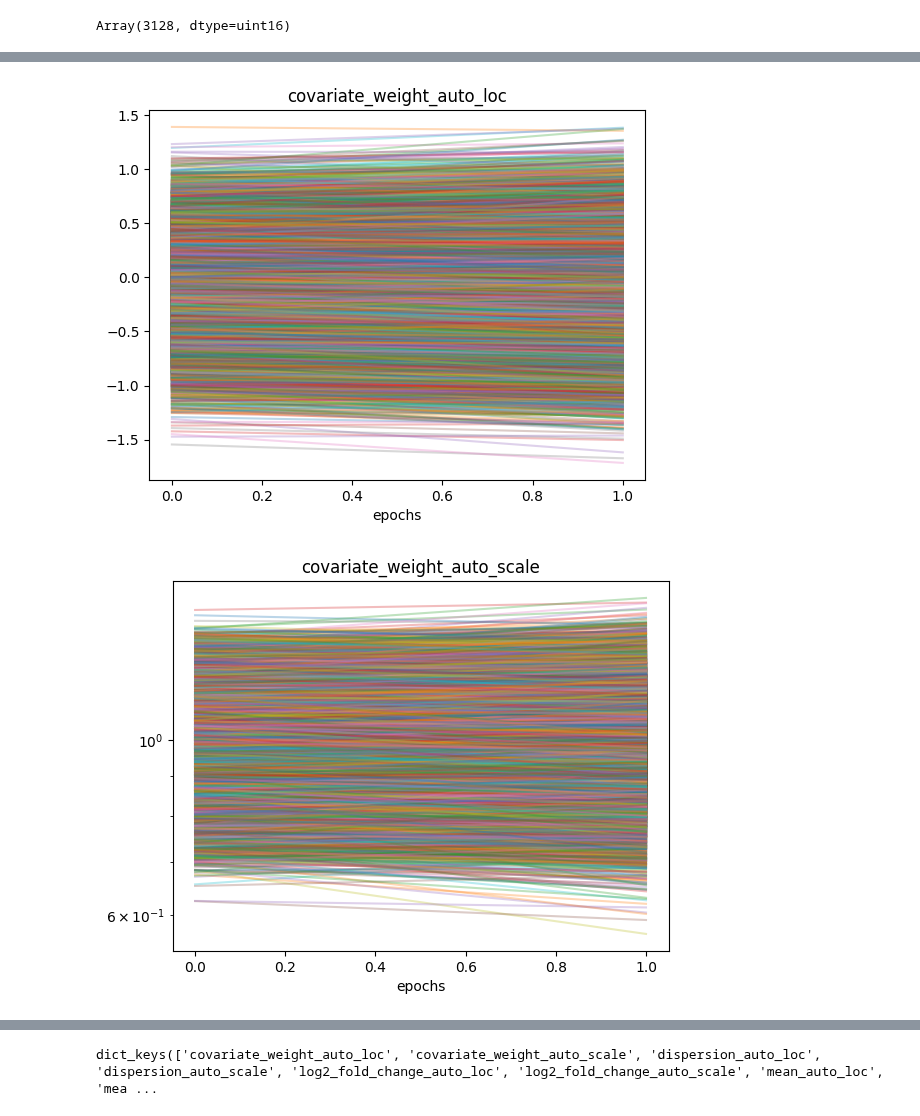
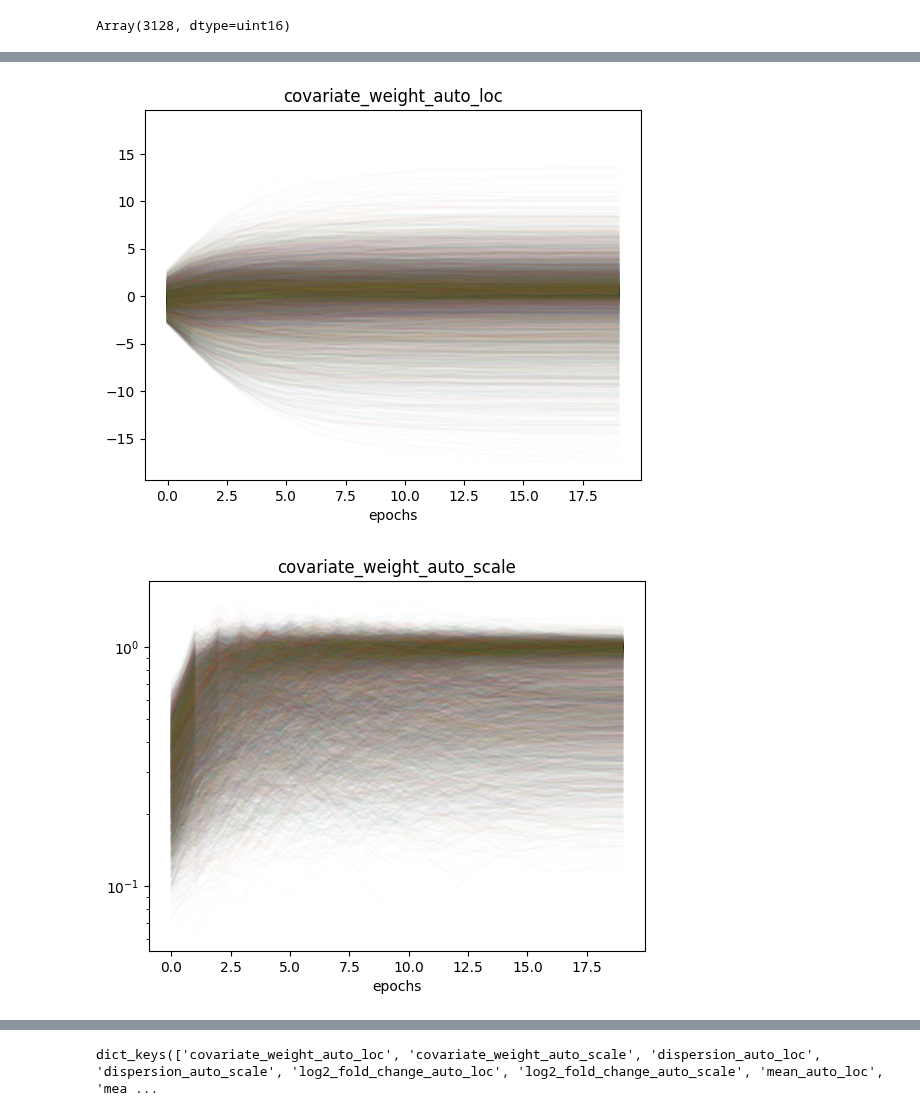
Before and after one commit to pinellolab/PerTurbo, a Jupyter notebook: docs/notebooks/gasperini_pilot_jax_multigene.ipynb, the cells around one changed output, grey strips where cells are left out. Saved outputs shown, nothing was run; the diff lists cells and outputs as text; code cells hidden in the pictures.

```diff
--- a/docs/notebooks/gasperini_pilot_jax_multigene.ipynb
+++ b/docs/notebooks/gasperini_pilot_jax_multigene.ipynb
@@ -319,25 +311,25 @@ Length: 381, dtype: float64
 #     # "n_factors": 100,
 #     # "n_cell_factors": 10,
 # }
+# model_args, model_kwargs = get_model_args_from_mudata(
+#     mdata,
+#     rna_modality="rna",
+#     guide_modality="grna",
+#     covariates=["log_total_gene_count", "percent_mito", "log1p_guide_count"],
+#     covariates_transform="center",
+#     guide_target_elements_varm_field="element_targeted",
+#     # element_target_genes_varm_field="element_target_gene",
+# )
+
 model_args, model_kwargs = get_model_args_from_mudata(
-    mdata,
-    rna_modality="rna",
-    guide_modality="grna",
+    mdata_subset,
+    rna_modality="gene",
+    guide_modality="guide",
     covariates=["log_total_gene_count", "percent_mito", "log1p_guide_count"],
     covariates_transform="center",
     guide_target_elements_varm_field="element_targeted",
     # element_target_genes_varm_field="element_target_gene",
 )
-
-# model_args, model_kwargs = get_model_args_from_mudata(
-#     mdata_subset,
-#     rna_modality="gene",
-#     guide_modality="guide",
-#     covariates=["log_total_gene_count", "percent_mito", "log1p_guide_count"],
-#     covariates_transform="center",
-#     guide_target_elements_varm_field="element_targeted",
-#     # element_target_genes_varm_field="element_target_gene",
-# )
 # model_kwargs.update({"efficiency": jnp.full((n_genes, n_guides), 0.99})
 
 for k, v in model_kwargs.items():
@@ -374,18 +366,16 @@ param_values = []
 losses = jnp.array([])
 model_kwargs.update(
     {
-        "subsample_size": 1024,
-        "gene_subsample_size": 1024,
+        "subsample_size": 512,
+        "gene_subsample_size": None,
     }
 )
 
 n_epochs = 20 if not smoke_test else 2
-n_steps_per_epoch = int(
-    model_args[0].shape[1]
-    / model_kwargs["gene_subsample_size"]
-    * model_args[0].shape[0]
-    / model_kwargs["subsample_size"]
-    * 10
-)
+n_steps_per_epoch = 1
+if model_kwargs["gene_subsample_size"] is not None:
+    n_steps_per_epoch *= int(model_args[0].shape[1] / model_kwargs["gene_subsample_size"])
+if model_kwargs["subsample_size"] is not None:
+    n_steps_per_epoch *= int(model_args[0].shape[0] / model_kwargs["subsample_size"])
 print(n_steps_per_epoch)
 # %% [output]
@@ -433,18 +423,18 @@ plt.plot(losses)
 # %%
 params_keys = {k: [] for k in svi_result.params}
 for params in param_values:
     for k, v in params.items():
         if len(v.shape) > 1:
             params_keys[k].append(v[1, :])
         else:
             params_keys[k].append(v)
 for k, v in params_keys.items():
     if all(v_t.min() > 0 for v_t in v):
         plt.semilogy()
-    plt.plot(v, alpha=0.3)
+    plt.plot(v, alpha=0.01)
     plt.title(k)
     plt.xlabel("epochs")
     plt.show()
 # %% [output]
-[figure, old version]
+[figure, new version]
-[figure, old version]
+[figure, new version]
```
Also changed, not shown: parts of 33 cells of this notebook, 24 other files.
